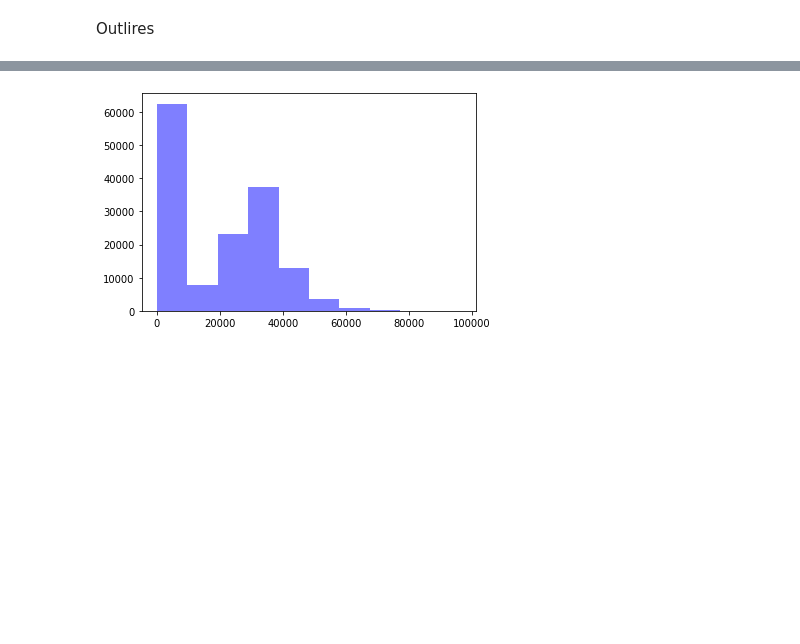
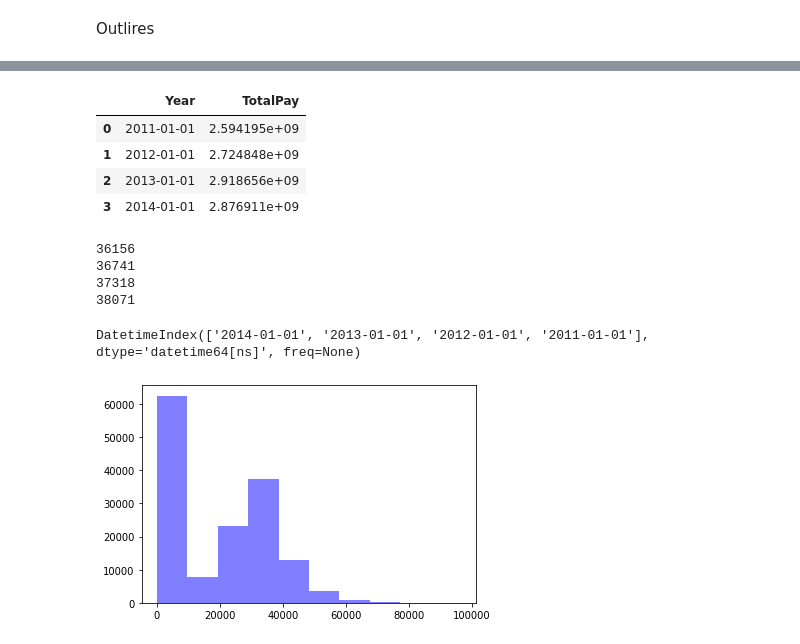
Before and after one commit to savitskaya-om/python, a Jupyter notebook: project/PROJECT.ipynb, the cells around one changed output, grey strips where cells are left out. Cells and saved outputs as stored; diff of their text form; code cells hidden in the pictures; blank space fills up the shorter version.

```diff
--- a/project/PROJECT.ipynb
+++ b/project/PROJECT.ipynb
@@ -190,3 +252,24 @@ sns.boxplot(sal['Benefits']);
+# %%
+SumByYear = sal[['TotalPay','Year']].groupby('Year').sum().reset_index()
+SumByYear
+# %% [output]
+|  | Year | TotalPay |
+| 0 | 2011-01-01 | 2.594195e+09 |
+| 1 | 2012-01-01 | 2.724848e+09 |
+| 2 | 2013-01-01 | 2.918656e+09 |
+| 3 | 2014-01-01 | 2.876911e+09 |
+# %%
+for index, row in groupedvalues.iterrows():
+  print(row.Count)
+# %% [output]
+36156
+36741
+37318
+38071
+# %%
+sal.Year.value_counts().index
+# %% [output]
+DatetimeIndex(['2014-01-01', '2013-01-01', '2012-01-01', '2011-01-01'], dtype='datetime64[ns]', freq=None)
 # %%
 plt.hist(sal.Benefits,  facecolor='blue', alpha=0.5)
 plt.show()
```
Also changed, not shown: parts of 12 cells of this notebook.
